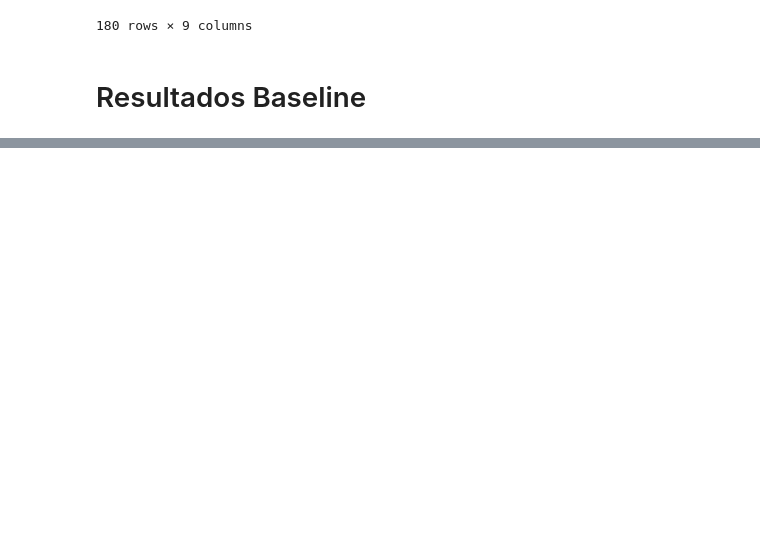
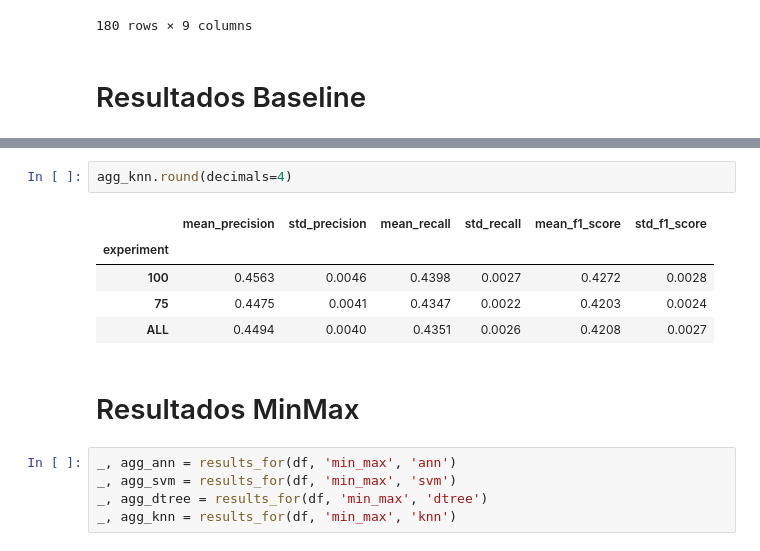
Before and after one commit to ufrpe-2021-2-IA/music-genre-classification, a Jupyter notebook: result_extractor.ipynb, the cells around one changed output, grey strips where cells are left out. Drawn from its saved outputs; the diff is of its cells as text; blank space fills up the shorter version.

```diff
--- a/result_extractor.ipynb
+++ b/result_extractor.ipynb
@@ -163,0 +164,15 @@ agg
+# %%
+agg_knn.round(decimals=4)
+# %% [output]
+|  | mean_precision | std_precision | mean_recall | std_recall | mean_f1_score | std_f1_score |
+| experiment |  |  |  |  |  |  |
+| 100 | 0.4563 | 0.0046 | 0.4398 | 0.0027 | 0.4272 | 0.0028 |
+| 75 | 0.4475 | 0.0041 | 0.4347 | 0.0022 | 0.4203 | 0.0024 |
+| ALL | 0.4494 | 0.0040 | 0.4351 | 0.0026 | 0.4208 | 0.0027 |
+# %% [markdown]
+# Resultados MinMax
+# %%
+_, agg_ann = results_for(df, 'min_max', 'ann')
+_, agg_svm = results_for(df, 'min_max', 'svm')
+_, agg_dtree = results_for(df, 'min_max', 'dtree')
+_, agg_knn = results_for(df, 'min_max', 'knn')
```
Also changed, not shown: parts of 17 cells of this notebook.
